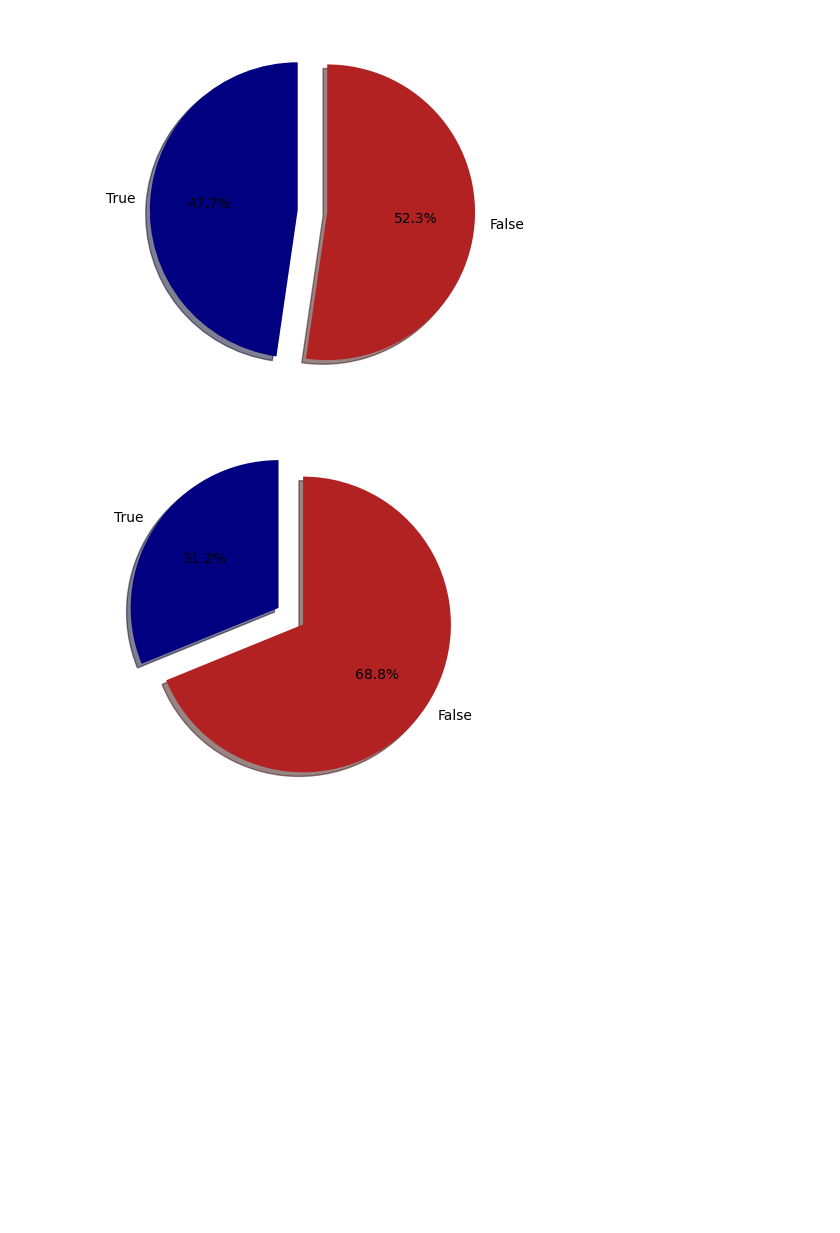
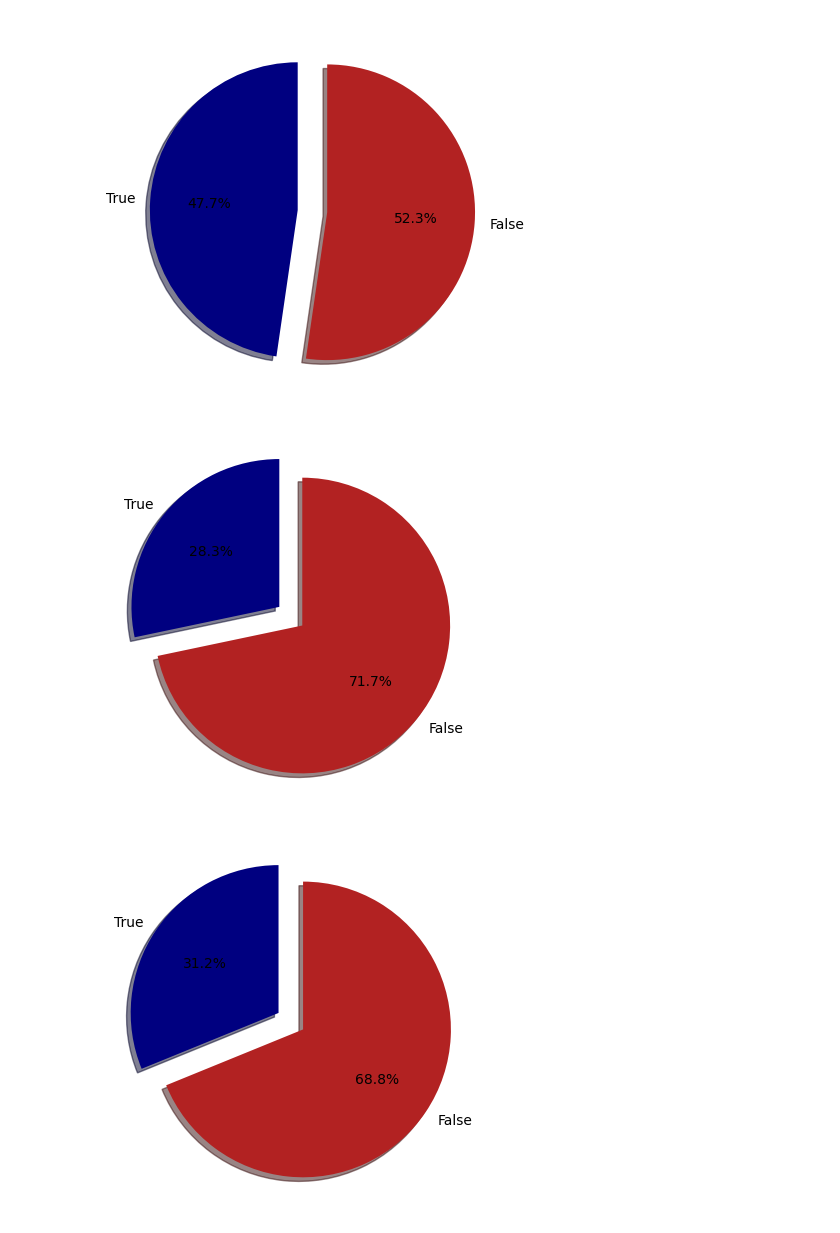
Before and after one commit to mangrue/IDD-Resources, a Jupyter notebook: 1_FakeNewsDetection_CrossModelsDatasets_FinalDatasets.ipynb, the cells around one changed output. Cells and saved outputs as stored; diff of their text form; code cells hidden in the pictures; blank space fills up the shorter version.

```diff
--- a/1_FakeNewsDetection_CrossModelsDatasets_FinalDatasets.ipynb
+++ b/1_FakeNewsDetection_CrossModelsDatasets_FinalDatasets.ipynb
@@ -126,7 +114,7 @@ con = sqlite3.connect(dbfile)
 #print(table_list)
 
 #takes about 5-6 mins due to large size of dataset
-df = pd.read_sql_query("SELECT source, title, content FROM newsdata LIMIT 177866 ", con) #LIMIT to 10% of overall dataset (1 778 361) # ADJUST!!!!! ###############################################################################
+df = pd.read_sql_query("SELECT source, title, content FROM newsdata LIMIT 162411", con) #LIMIT to 20% of overall dataset (812 057) # ADJUST!!!!! ###############################################################################
 #print(df)
 
 # Be sure to close the connection
@@ -160,33 +148,35 @@ plt.show()
 
 #print(data)
 
 df = pd.DataFrame(data)
 
 df['text'] = df['title'] + '\n\n' + df['text']
 finaldf = df[['text', 'label']]
 
 finaldf = finaldf.sample(frac=1, random_state=42).reset_index(drop=True)
 
 finaldf.dropna(subset=['text'], inplace=False)
 finaldf.dropna(subset=['label'], inplace=False)
 # Select Rows without NaN Values in Specific Column
 #finaldf = finaldf[~finaldf['text'].isna()]
 # Select Rows without NaN Values in All Columns
 finaldf = finaldf[~finaldf.isnull().any(axis=1)]
 
 #Check if None values exist in rows
 #null_mask = finaldf.isnull().any(axis=1)
 #null_rows = finaldf[null_mask]
 #print(null_rows)
 
 finaldf.to_csv("/content/drive/MyDrive/DATASETS/FINAL_DATASETS/NELA-GT-2018_final.csv", sep=',', index=False, encoding='utf-8')
 
 #Remove 'None' again
 dataset = load_dataset("csv", header=0, data_files="/content/drive/MyDrive/DATASETS/FINAL_DATASETS/NELA-GT-2018_final.csv")
 dataset.set_format(type='pandas')
 df = dataset['train'][:]
 df = df[~df.isnull().any(axis=1)]
 df.to_csv("/content/drive/MyDrive/DATASETS/FINAL_DATASETS/NELA-GT-2018_final.csv", sep=',', index=False, encoding='utf-8')
+# %% [output]
+[figure, added]
 # %%
 #==============================================================================================================================
 #NELA-GT-2022
```
Also changed, not shown: parts of 2 cells of this notebook.
